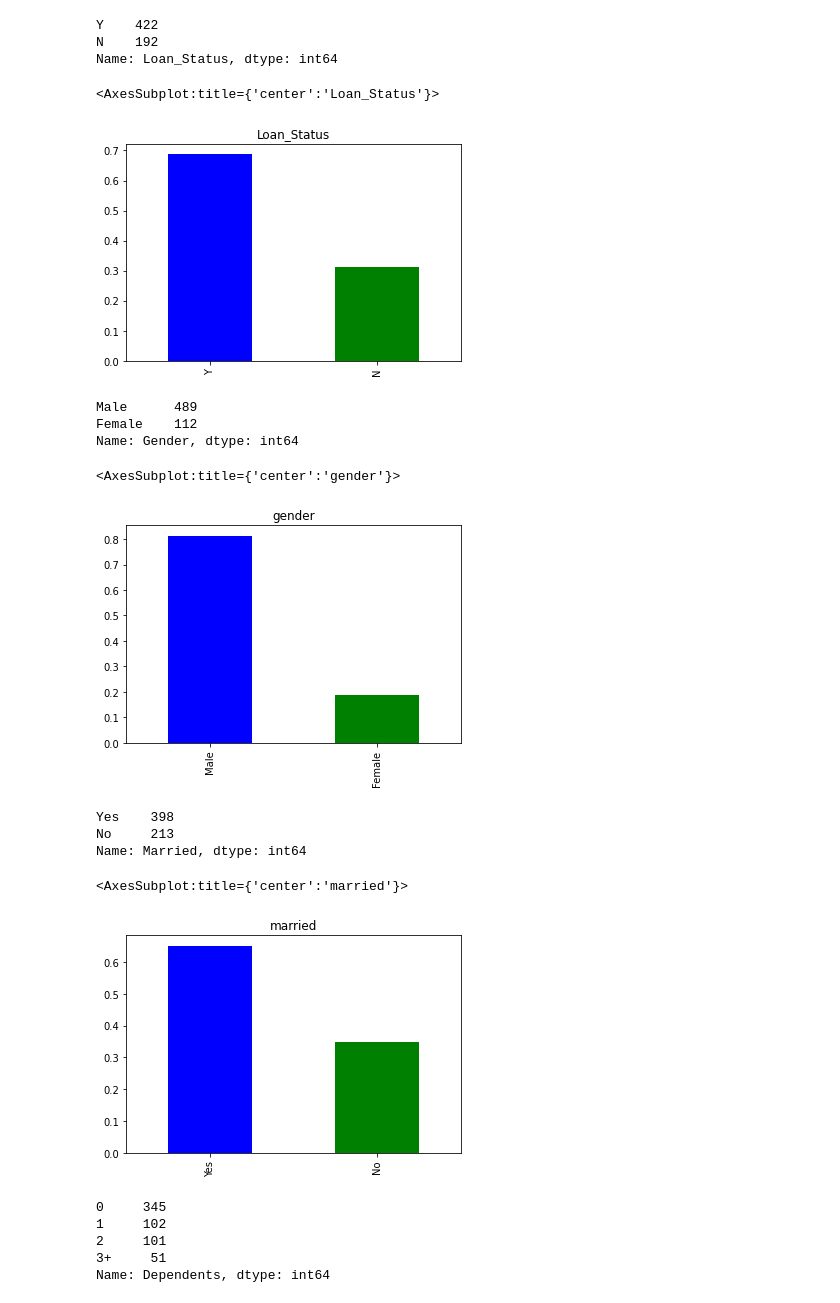
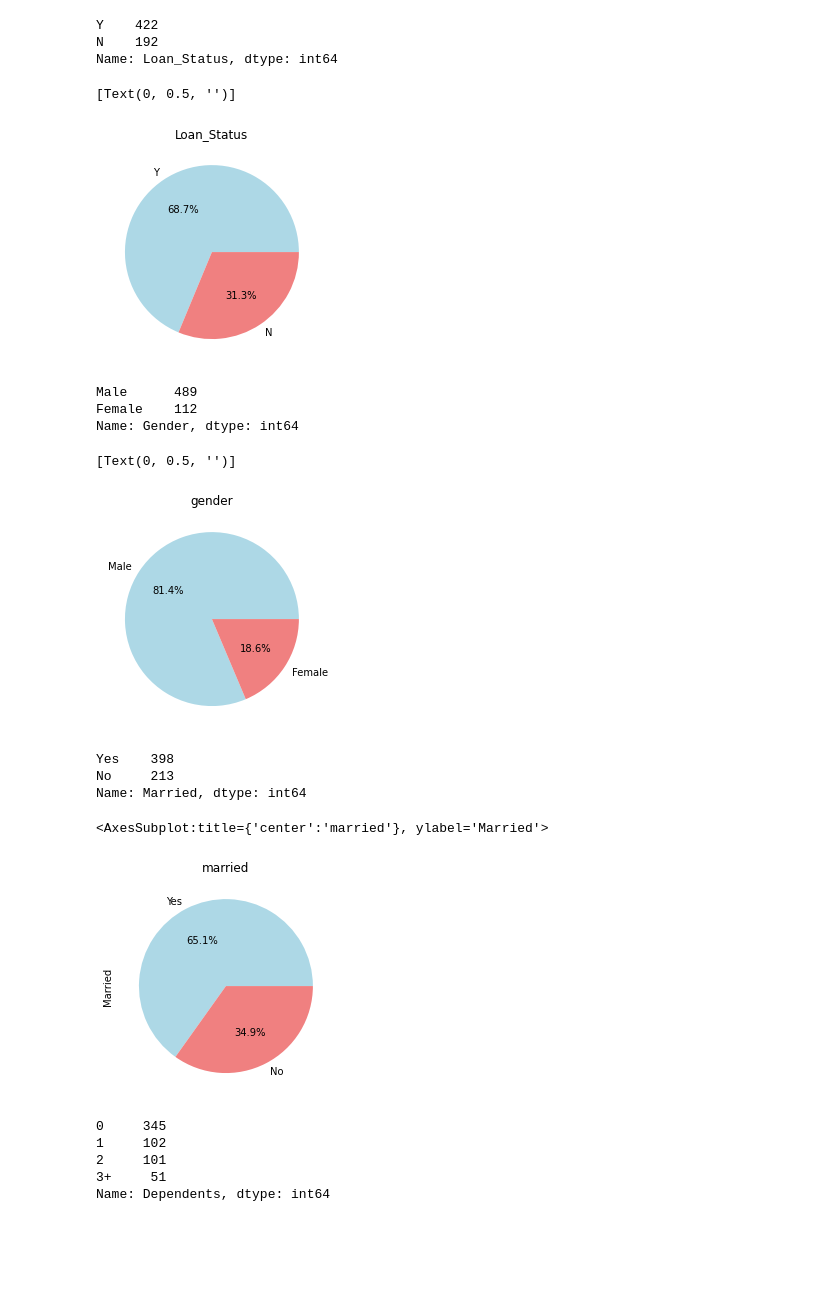
Before and after one commit to CSP-Simon/proiectDSI, a Jupyter notebook: ProiectDSI.ipynb, the cells around one changed output. Saved outputs shown, nothing was run; the diff lists cells and outputs as text; code cells hidden in the pictures; blank space fills up the shorter version.

Commit message:
better visuals

```diff
--- a/ProiectDSI.ipynb
+++ b/ProiectDSI.ipynb
@@ -109,10 +105,10 @@ Y    422
 N    192
 Name: Loan_Status, dtype: int64
 # %%
-train["Loan_Status"].value_counts(normalize=True).plot.bar(title = 'Loan_Status',color=['blue', 'green'])
+train["Loan_Status"].value_counts(normalize=True).plot.pie(title = 'Loan_Status',autopct="%1.1f%%",colors=['lightblue', 'lightcoral'],ylabel=False).set(ylabel=None)
 # %% [output]
-<AxesSubplot:title={'center':'Loan_Status'}>
+[Text(0, 0.5, '')]
-[figure, old version]
+[figure, new version]
 # %%
 train["Gender"].value_counts()
 # %% [output]
@@ -120,10 +116,10 @@ Male      489
 Female    112
 Name: Gender, dtype: int64
 # %%
-train["Gender"].value_counts(normalize=True).plot.bar(title = 'gender',color=['blue', 'green'])
+train["Gender"].value_counts(normalize=True).plot.pie(title = 'gender',colors=['lightblue', 'lightcoral',],autopct="%1.1f%%").set(ylabel=None)
 # %% [output]
-<AxesSubplot:title={'center':'gender'}>
+[Text(0, 0.5, '')]
-[figure, old version]
+[figure, new version]
 # %%
 train["Married"].value_counts()
 # %% [output]
@@ -131,10 +127,10 @@ Yes    398
 No     213
 Name: Married, dtype: int64
 # %%
-train["Married"].value_counts(normalize=True).plot.bar(title = 'married',color=['Blue', 'green'])
+train["Married"].value_counts(normalize=True).plot.pie(title = 'married',colors=['lightblue', 'lightcoral',],autopct="%1.1f%%")
 # %% [output]
-<AxesSubplot:title={'center':'married'}>
+<AxesSubplot:title={'center':'married'}, ylabel='Married'>
-[figure, old version]
+[figure, new version]
 # %%
 train['Dependents'].value_counts()
 # %% [output]
```
Also changed, not shown: parts of 18 cells of this notebook.
